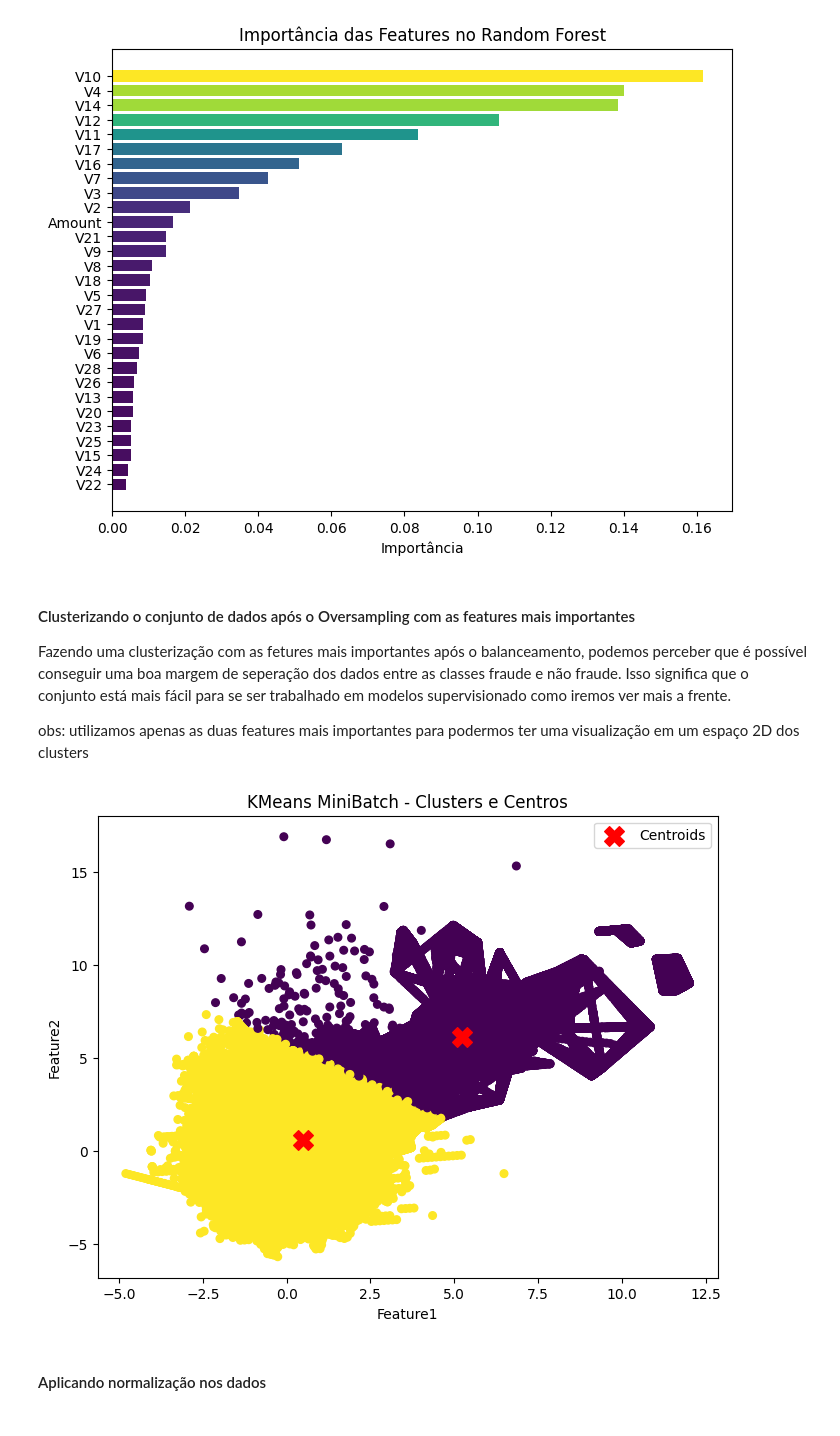
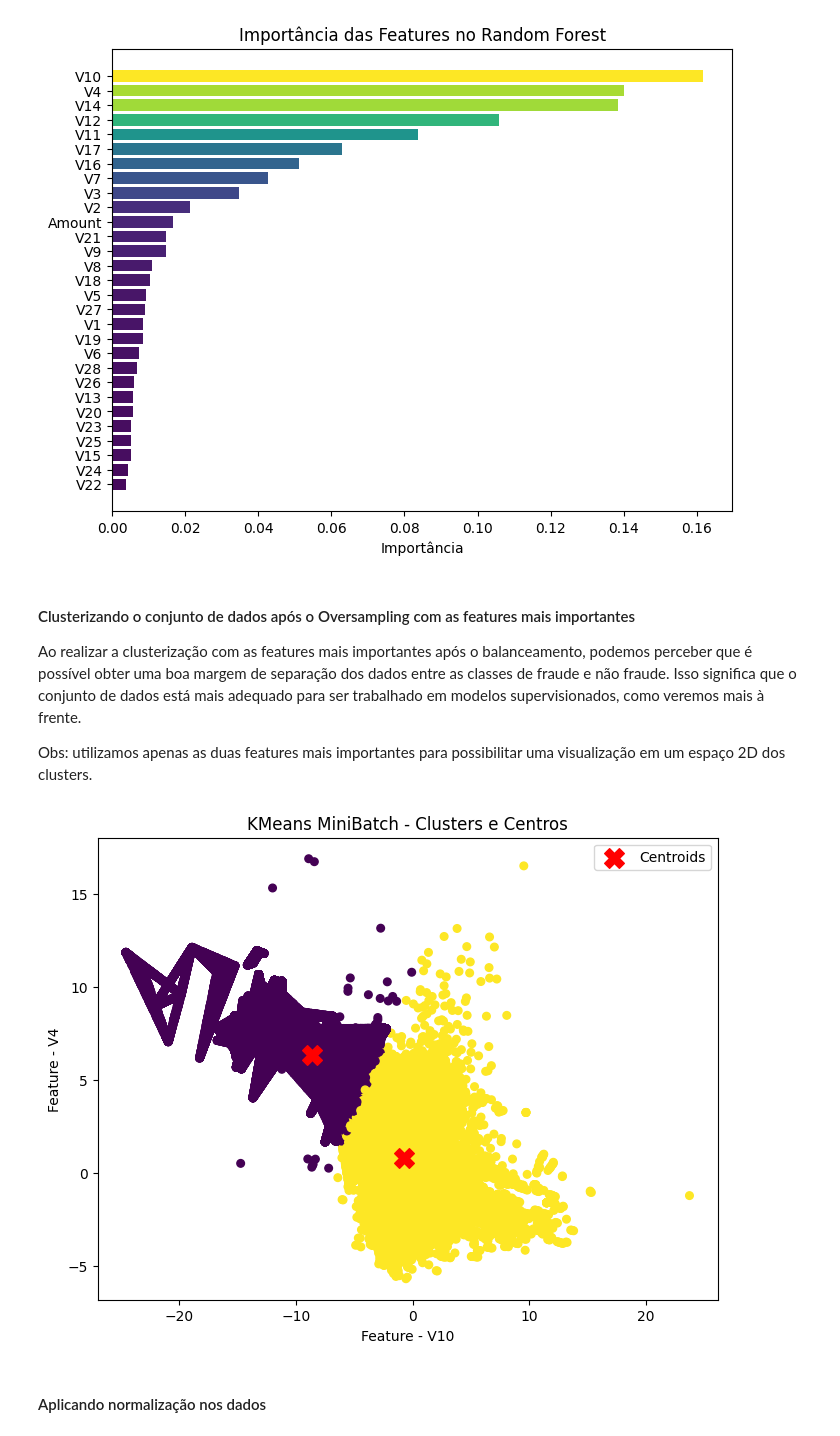
Before and after one commit to jonnathann/portifolio_ra, a Jupyter notebook: notebooks/risk_analisys.ipynb, the cells around one changed output. Cells and saved outputs as stored; diff of their text form; code cells hidden in the pictures.

Commit message:
Ajustes finalizados, estudo pronto para divulgação no portifólio

```diff
--- a/notebooks/risk_analisys.ipynb
+++ b/notebooks/risk_analisys.ipynb
@@ -372,50 +365,49 @@ plt.show()
 [figure]
 # %% [markdown]
 #### Clusterizando o conjunto de dados após o Oversampling com as features mais importantes
+Ao realizar a clusterização com as features mais importantes após o balanceamento, podemos perceber que é possível obter uma boa margem de separação dos dados entre as classes de fraude e não fraude. Isso significa que o conjunto de dados está mais adequado para ser trabalhado em modelos supervisionados, como veremos mais à frente.
 
-Fazendo uma clusterização com as fetures mais importantes após o balanceamento, podemos perceber que é possível conseguir uma boa margem de seperação dos dados entre as classes fraude e não fraude. Isso significa que o conjunto está mais fácil para se ser trabalhado em modelos supervisionado como iremos ver mais a frente.
-
-obs: utilizamos apenas as duas features mais importantes para podermos ter uma visualização em um espaço 2D dos clusters
+Obs: utilizamos apenas as duas features mais importantes para possibilitar uma visualização em um espaço 2D dos clusters.
 # %%
 from sklearn.cluster import MiniBatchKMeans
 
 #Gerando o conjunto de dados com a features mais importantes
-X_cluster = ovs_X[['V11', 'V4']]
+X_cluster = ovs_X[['V10', 'V4']]
 X_cluster
 
 # Definir o número de clusters (por exemplo, k=2)
 kmeans = MiniBatchKMeans(n_clusters=2, random_state=42)
 
 # Ajustar o modelo aos dados (as duas colunas do DataFrame)
 kmeans.fit(X_cluster)
 
 # Obter os rótulos de cluster atribuídos a cada ponto
 labels = kmeans.labels_
 
 # Obter as coordenadas dos centros dos clusters
 centroids = kmeans.cluster_centers_
 
 # Plotar os dados e os clusters
 plt.figure(figsize=(8, 6))
 
 # Plotar os pontos de dados com base nos rótulos de clusters
-plt.scatter(X_cluster['V11'], X_cluster['V4'], c=labels, cmap='viridis', s=30, marker='o')
+plt.scatter(X_cluster['V10'], X_cluster['V4'], c=labels, cmap='viridis', s=30, marker='o')
 
 # Plotar os centros dos clusters
 plt.scatter(centroids[:, 0], centroids[:, 1], c='red', s=200, marker='X', label='Centroids')
 
 # Adicionar rótulos e título
 plt.title('KMeans MiniBatch - Clusters e Centros')
-plt.xlabel('Feature1')
-plt.ylabel('Feature2')
+plt.xlabel('Feature - V10')
+plt.ylabel('Feature - V4')
 
 # Mostrar a legenda
 plt.legend()
 
 # Exibir o gráfico
 plt.show()
 # %% [output]
-[figure, old version]
+[figure, new version]
 # %% [markdown]
 #### Aplicando normalização nos dados
 # %%
```
Also changed, not shown: parts of 20 cells of this notebook.
